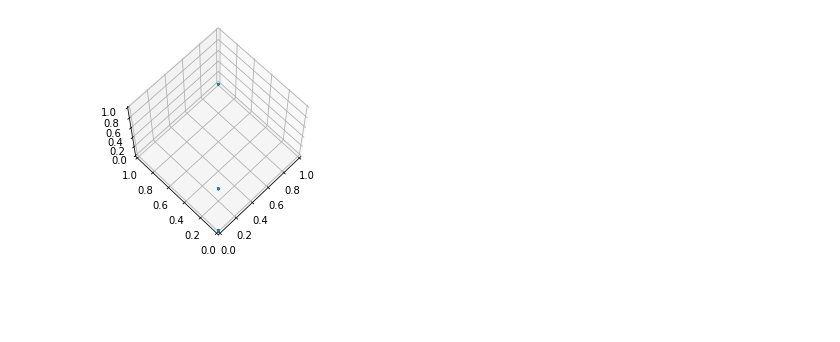
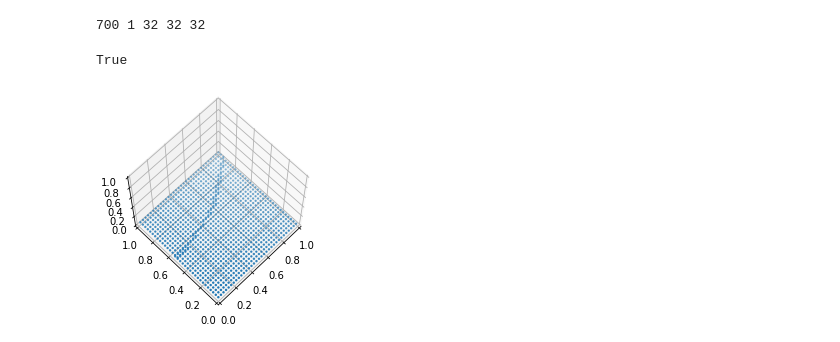
Before and after one commit to RPetitpierre/3D_pointclouds_super-resolution, a Jupyter notebook: main.ipynb, the cells around one changed output. Saved outputs shown, nothing was run; the diff lists cells and outputs as text; code cells hidden in the pictures; blank space fills up the shorter version.

```diff
--- a/main.ipynb
+++ b/main.ipynb
@@ -202,5 +204,5 @@ class Net(nn.Module):
 net = Net()
 # %%
 criterion = nn.MSELoss()
-optimizer = optim.SGD(net.parameters(), lr = 0.001, momentum=0.1)
+optimizer = optim.SGD(net.parameters(), lr = 0.001, momentum=0.8)
 # %%
@@ -280,3 +248,7 @@ tensor([[[1., 1., 1.,  ..., 0., 0., 0.],
+# %%
+print(len(y), len(y[0]), len(y[0][0]), len(y[0][0][0]), len(y[0][0][0][0]))
+# %% [output]
+700 1 32 32 32
 # %%
-Y = y[0][0][0].detach().numpy()
+Y_hat = y_hat[0][0].detach().numpy()
 # %%
@@ -285,24 +257,36 @@ Y[Y >= 0.5] = 1
 # %%
-Y = Y.reshape(32, 32, 32)
+#Y = Y.reshape(32, 32, 32)
 # %%
-# create figure #
-ml_figure = plt.figure()
+def print_y(y, n = 0):
 
-# create figure sub-plot #
-ml_plot = ml_figure.add_subplot(111, projection='3d' )
+    Y = y[n][0].detach().numpy()
+    Y[Y < 0.5] = 0
+    Y[Y >= 0.5] = 1
+    Y = ml_raster_convert(Y)
 
-# create scatter plot : s=8 for w=64, s=24 for w=32 #
-ml_plot.scatter(Y[:,0], Y[:,1], Y[:,2], s=8, marker='.')#, edgecolor='none', cmap='inferno', vmin=0.0, vmax=1.25 )
+    # create figure #
+    ml_figure = plt.figure()
 
-# setting axis aspect ratio #
-ml_plot.set_aspect( 'equal' )
+    # create figure sub-plot #
+    ml_plot = ml_figure.add_subplot(111, projection='3d' )
 
-# setting axis limits #
-ml_plot.set_xlim( 0.0, 1.0 )
-ml_plot.set_ylim( 0.0, 1.0 )
-ml_plot.set_zlim( 0.0, 1.0 )
+    # create scatter plot : s=8 for w=64, s=24 for w=32 #
+    ml_plot.scatter(Y[:,2], Y[:,1], Y[:,0], s=8, marker='.')#, edgecolor='none', cmap='inferno', vmin=0.0, vmax=1.25 )
 
-# setting plot initial camera view #
-ml_plot.view_init( elev=66, azim=225 )
+    # setting axis aspect ratio #
+    ml_plot.set_aspect( 'equal' )
+
+    # setting axis limits #
+    ml_plot.set_xlim( 0.0, 1.0 )
+    ml_plot.set_ylim( 0.0, 1.0 )
+    ml_plot.set_zlim( 0.0, 1.0 )
+
+    # setting plot initial camera view #
+    ml_plot.view_init( elev=66, azim=225 )
+
+    return True
-# %% [output]
-[figure, removed]
+# %%
+print_y(y, 222)
+# %% [output]
+True
+[figure, added]
```
Also changed, not shown: parts of 9 cells of this notebook.
